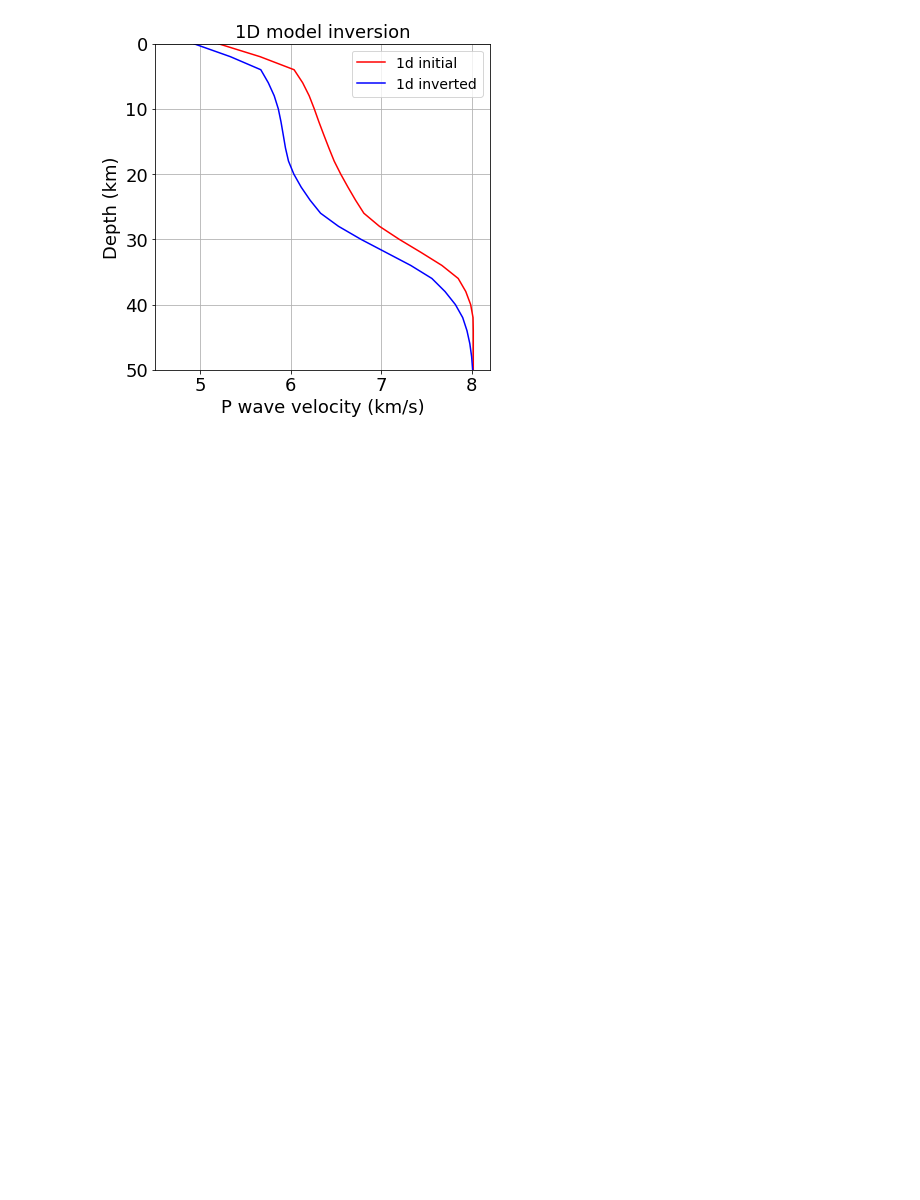
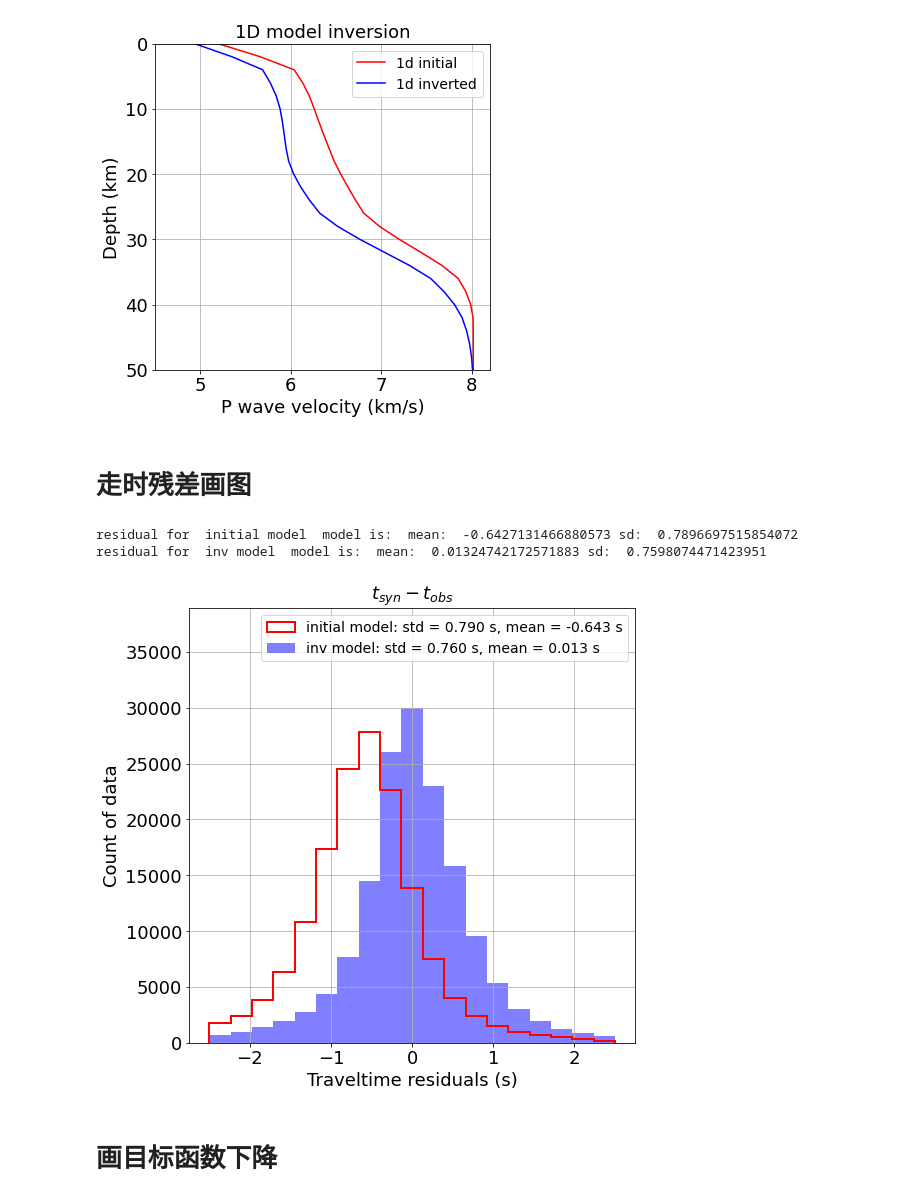
Before and after one commit to JingChen-Thu/TomoATT_examples_for_course2026, a Jupyter notebook: CHS/Plot1_plot_1d_model_inversion_results.ipynb, the cells around one changed output. Saved outputs shown, nothing was run; the diff lists cells and outputs as text; code cells hidden in the pictures; blank space fills up the shorter version.

```diff
--- a/CHS/Plot1_plot_1d_model_inversion_results.ipynb
+++ b/CHS/Plot1_plot_1d_model_inversion_results.ipynb
@@ -48,2 +50,71 @@ fig.savefig("figs/model_inv_1d.png",dpi=300,bbox_inches='tight',facecolor='w',ed
 # %% [output]
 [figure]
+# %% [markdown]
+# 走时残差画图
+# %%
+# 读取观测走时数据
+sr_obs = pta.SrcRec.read("1_src_rec_files/src_rec_file.dat")
+# 可以查看走时数据
+# print(sr_obs.rec_points)      # 绝对走时
+# print(sr_obs.rec_points_cs)   # 共源差分到时
+# print(sr_obs.rec_points_cr)   # 共台差分到时
+
+# 读取初始模型理论走时
+sr_ini = pta.SrcRec.read("OUTPUT_FILES/OUTPUT_FILES_step1_1D_inv/src_rec_file_step_0000.dat")
+
+# 读取反演模型理论走时
+sr_inv = pta.SrcRec.read("OUTPUT_FILES/OUTPUT_FILES_step1_1D_inv/src_rec_file_step_0014.dat")
+# %%
+# 画直方图
+
+# 计算走时残差
+time_obs                = np.array(sr_obs.rec_points.tt)
+time_init_syn           = np.array(sr_ini.rec_points.tt)
+time_inv_syn          = np.array(sr_inv.rec_points.tt)
+error_init = time_init_syn - time_obs
+error_final = time_inv_syn - time_obs
+
+
+import numpy as np
+import matplotlib.pyplot as plt
+
+fig = plt.figure(figsize=(8,8))
+ax = fig.add_subplot(111)
+
+range_l = -2.5
+range_r = 2.5
+Nbar = 20
+
+bins=np.linspace(range_l,range_r,Nbar)
+
+tag1 = "initial model"
+tag2 = "inv model"
+
+hist_init,  _, _ = ax.hist(error_init,bins=bins,histtype='step', edgecolor = "red", linewidth = 2,
+        label = "%s: std = %5.3f s, mean = %5.3f s"%(tag1,np.std(error_init),np.mean(error_init)))
+
+hist_final, _, _ = ax.hist(error_final,bins=bins,alpha = 0.5, color = "blue",
+        label = "%s: std = %5.3f s, mean = %5.3f s"%(tag2,np.std(error_final),np.mean(error_final)))
+
+print("residual for ",tag1," model is: ","mean: ",np.mean(error_init),"sd: ",np.std(error_init))
+print("residual for ",tag2," model is: ","mean: ",np.mean(error_final),"sd: ",np.std(error_final))
+ax.legend(fontsize=14)
+
+ax.set_xlim(range_l - abs(range_l)*0.1,range_r + abs(range_r)*0.1)
+ax.set_ylim(0,1.3*max(max(hist_init),max(hist_final)))
+
+ax.tick_params(axis='x',labelsize=18)
+ax.tick_params(axis='y',labelsize=18)
+ax.set_ylabel('Count of data',fontsize=18)
+ax.set_xlabel('Traveltime residuals (s)',fontsize=18)
+ax.set_title("$t_{syn} - t_{obs}$",fontsize=18)
+ax.grid()
+
+plt.savefig("figs/Step3_residual.png",dpi=300, bbox_inches='tight', edgecolor='w', facecolor='w' )
+plt.show()
+# %% [output]
+residual for  initial model  model is:  mean:  -0.6427131466880573 sd:  0.7896697515854072
+residual for  inv model  model is:  mean:  0.01324742172571883 sd:  0.7598074471423951
+[figure, added]
+# %% [markdown]
+# 画目标函数下降
```
Also changed, not shown: parts of 5 cells of this notebook, 10 other files.
